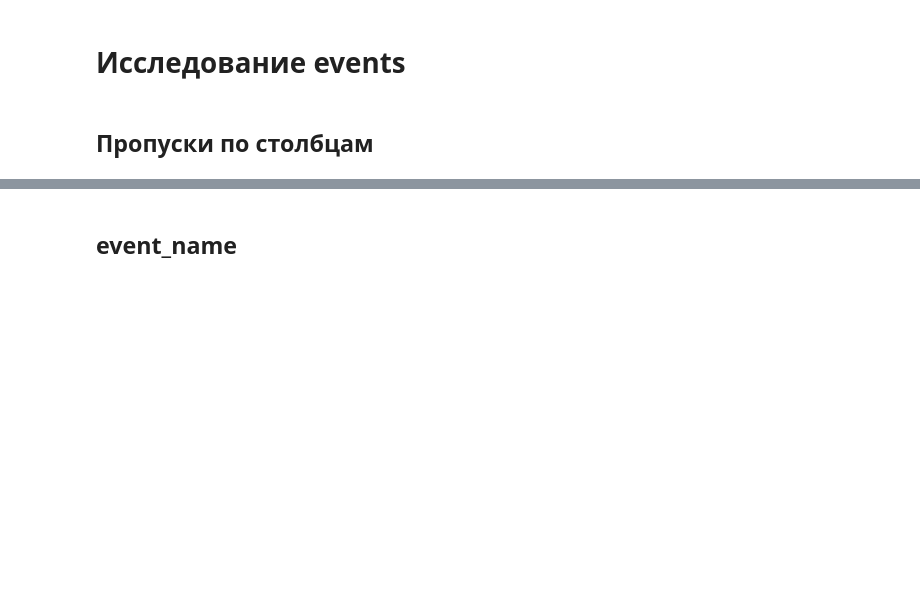
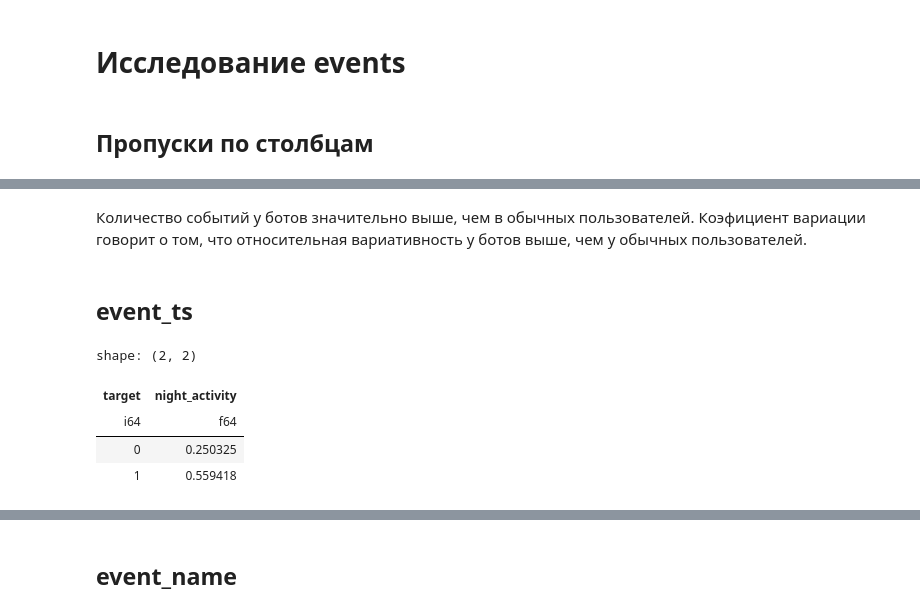
Before and after one commit to Shtskkh/avito-bootcamp, a Jupyter notebook: data_inspection.ipynb, the cells around one changed output, grey strips where cells are left out. Cells and saved outputs as stored; diff of their text form; code cells hidden in the pictures; blank space fills up the shorter version.

```diff
--- a/data_inspection.ipynb
+++ b/data_inspection.ipynb
@@ -256,0 +282,18 @@ fig.show()
+# %% [markdown]
+Количество событий у ботов значительно выше, чем в обычных пользователей. Коэфициент вариации говорит о том, что относительная вариативность у ботов выше, чем у обычных пользователей.
+# %% [markdown]
+## event_ts
+# %%
+ts_dist = (
+    events_unique.join(train.select(['cookie_id', 'target']), on='cookie_id', how='inner')
+    .group_by('target')
+    .agg(pl.col('event_ts').dt.hour().is_between(0, 6).mean().alias('night_activity'))
+)
+
+ts_dist
+# %% [output]
+shape: (2, 2)
+| target | night_activity |
+| i64 | f64 |
+| 0 | 0.250325 |
+| 1 | 0.559418 |
```
Also changed, not shown: parts of 13 cells of this notebook.
